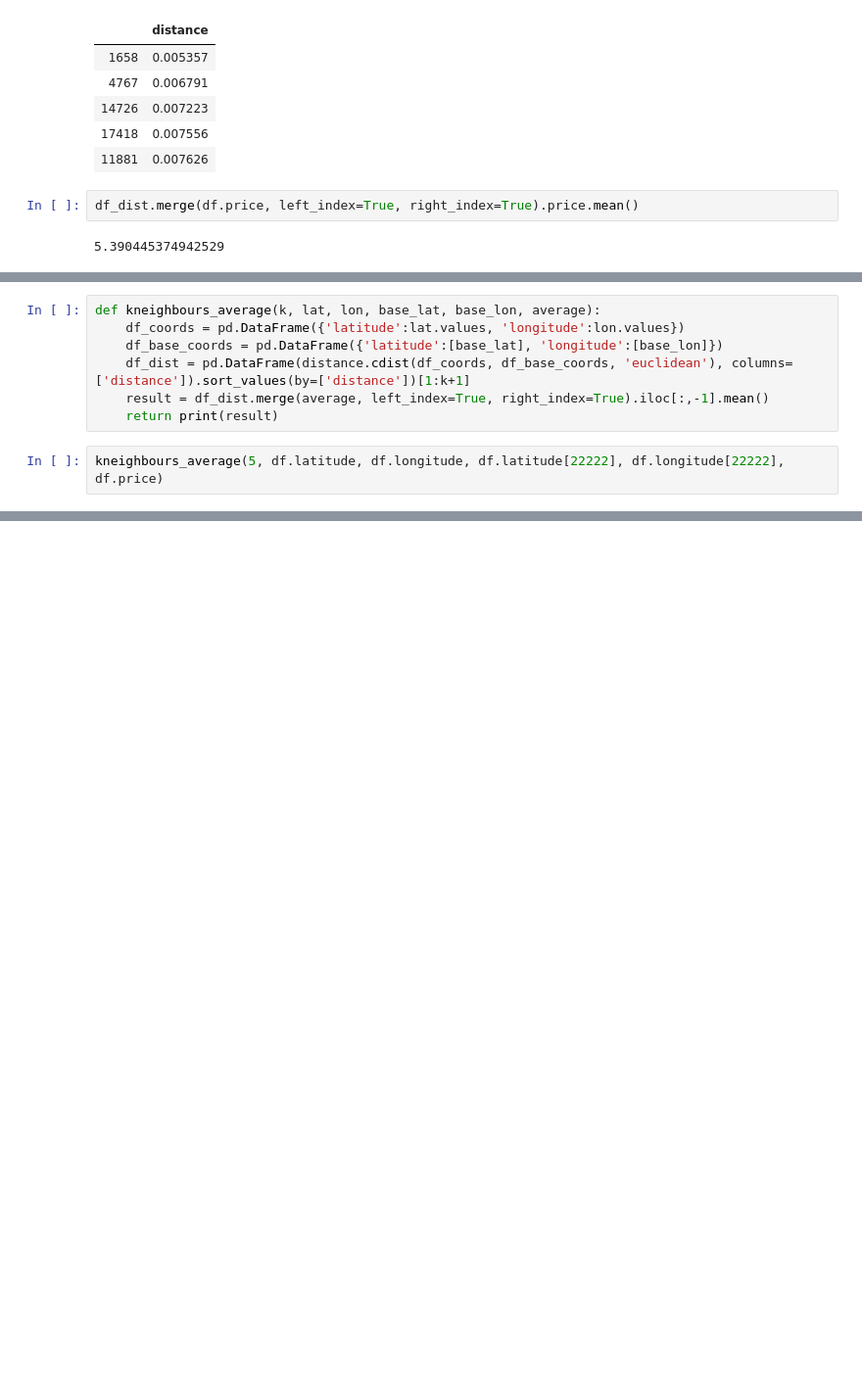
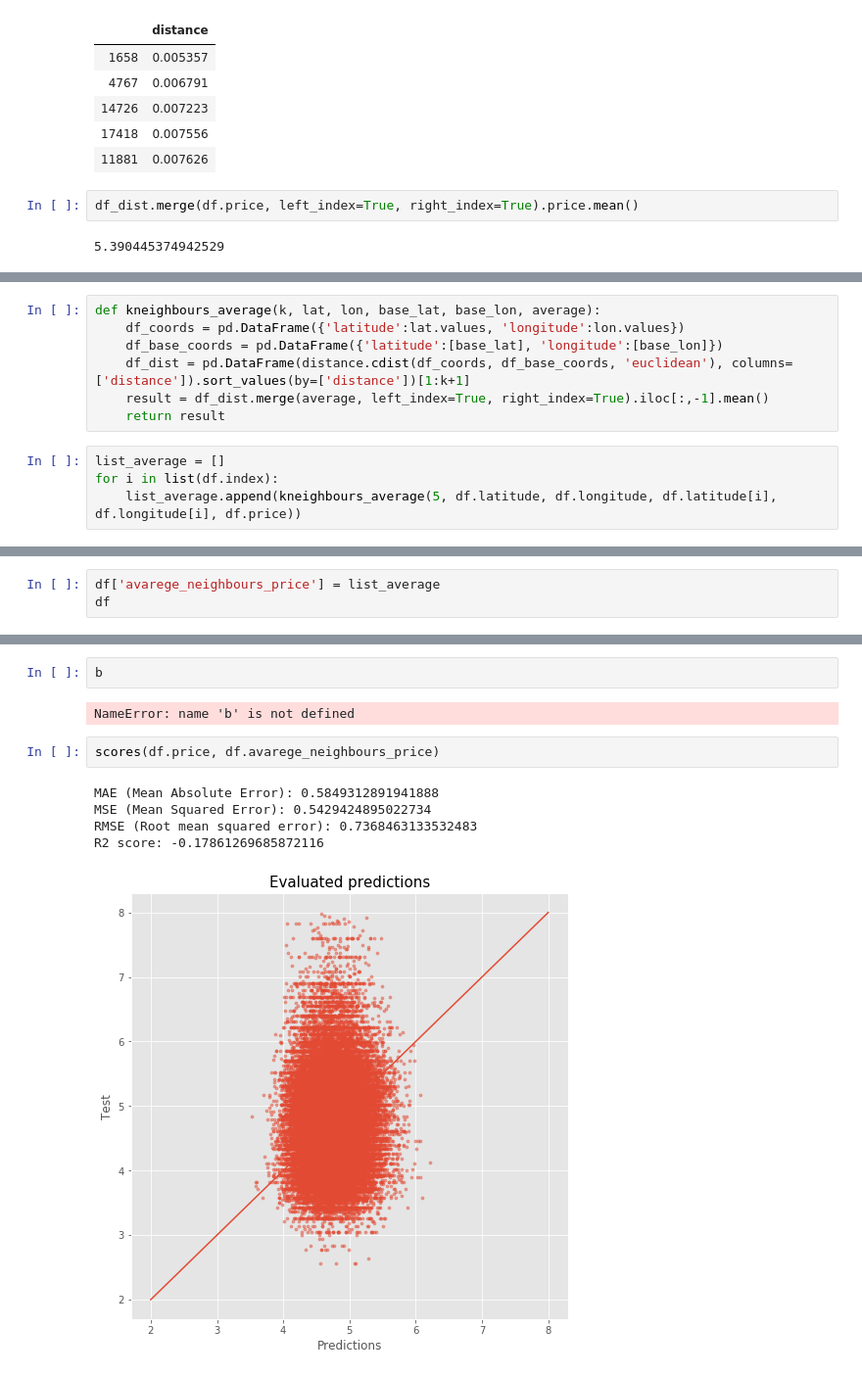
Before and after one commit to pawelmotek/Smart-pricing-airbnb-project, a Jupyter notebook: Project_airbnb_NY.ipynb, the cells around one changed output, grey strips where cells are left out. Shown at 98% size. Drawn from its saved outputs; the diff is of its cells as text; blank space fills up the shorter version.

Commit message:
nearest neighbour price average model

```diff
--- a/Project_airbnb_NY.ipynb
+++ b/Project_airbnb_NY.ipynb
@@ -824,6 +809,8 @@ def kneighbours_average(k, lat, lon, base_lat, base_lon, average):
     df_base_coords = pd.DataFrame({'latitude':[base_lat], 'longitude':[base_lon]})
     df_dist = pd.DataFrame(distance.cdist(df_coords, df_base_coords, 'euclidean'), columns=['distance']).sort_values(by=['distance'])[1:k+1]
     result = df_dist.merge(average, left_index=True, right_index=True).iloc[:,-1].mean()
-    return print(result)
+    return result
 # %%
-kneighbours_average(5, df.latitude, df.longitude, df.latitude[22222], df.longitude[22222], df.price)
+list_average = []
+for i in list(df.index):
+    list_average.append(kneighbours_average(5, df.latitude, df.longitude, df.latitude[i], df.longitude[i], df.price))
@@ -899,0 +837,3 @@ pd.DataFrame({'latitude':[df.latitude[0]], 'longitude':[df.latitude[0]]})
+# %%
+df['avarege_neighbours_price'] = list_average
+df
@@ -899,0 +854,12 @@ pd.DataFrame({'latitude':[df.latitude[0]], 'longitude':[df.latitude[0]]})
+# %%
+b
+# %% [output]
+NameError: name 'b' is not defined
+# %%
+scores(df.price, df.avarege_neighbours_price)
+# %% [output]
+MAE (Mean Absolute Error): 0.5849312891941888
+MSE (Mean Squared Error): 0.5429424895022734
+RMSE (Root mean squared error): 0.7368463133532483
+R2 score: -0.17861269685872116
+[figure, added]
```
Also changed, not shown: parts of 11 cells of this notebook.
